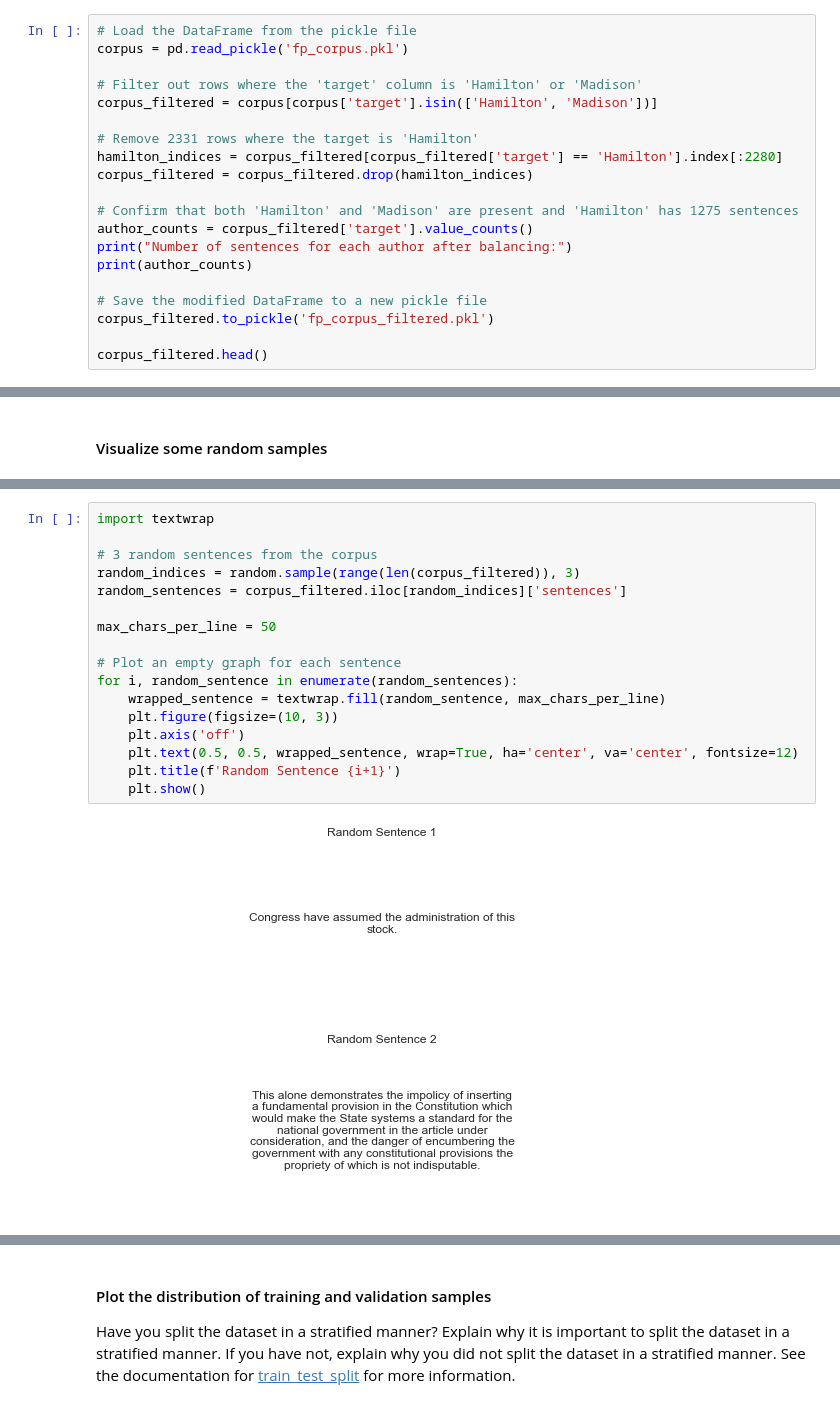
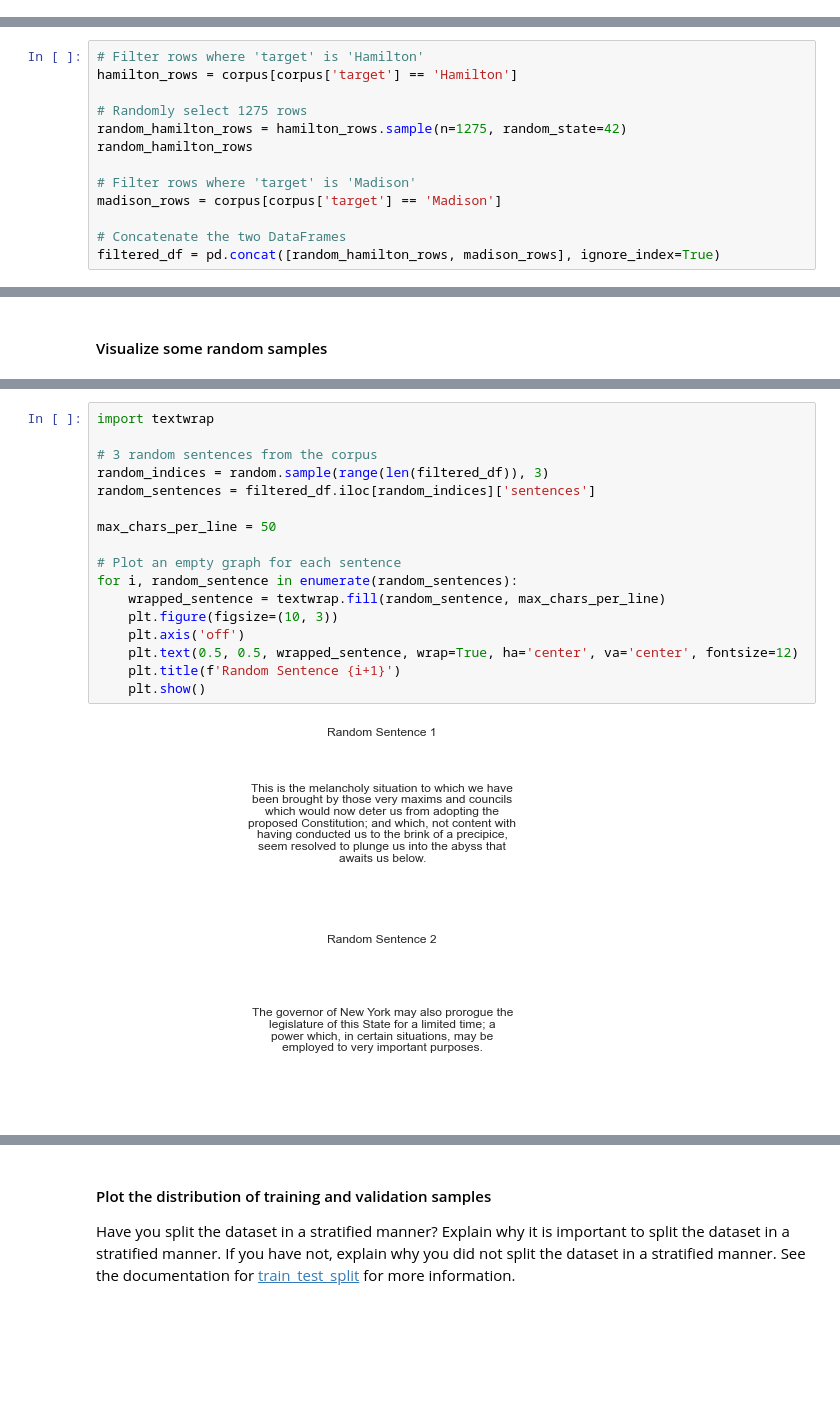
Before and after one commit to rija-masroor/DATA340_Project2, a Jupyter notebook: 02_Author_Prediction_RNN_Model.ipynb, the cells around one changed output, grey strips where cells are left out. Cells and saved outputs as stored; diff of their text form; blank space fills up the shorter version.

```diff
--- a/02_Author_Prediction_RNN_Model.ipynb
+++ b/02_Author_Prediction_RNN_Model.ipynb
@@ -226,20 +151,0 @@ Name: target, dtype: int64
-# %%
-# Load the DataFrame from the pickle file
-corpus = pd.read_pickle('fp_corpus.pkl')
-
-# Filter out rows where the 'target' column is 'Hamilton' or 'Madison'
-corpus_filtered = corpus[corpus['target'].isin(['Hamilton', 'Madison'])]
-
-# Remove 2331 rows where the target is 'Hamilton'
-hamilton_indices = corpus_filtered[corpus_filtered['target'] == 'Hamilton'].index[:2280]
-corpus_filtered = corpus_filtered.drop(hamilton_indices)
-
-# Confirm that both 'Hamilton' and 'Madison' are present and 'Hamilton' has 1275 sentences
-author_counts = corpus_filtered['target'].value_counts()
-print("Number of sentences for each author after balancing:")
-print(author_counts)
-
-# Save the modified DataFrame to a new pickle file
-corpus_filtered.to_pickle('fp_corpus_filtered.pkl')
-
-corpus_filtered.head()
@@ -274,3 +156,16 @@ single_Hamilton_Madison.head(10)
+# %%
+# Filter rows where 'target' is 'Hamilton'
+hamilton_rows = corpus[corpus['target'] == 'Hamilton']
+
+# Randomly select 1275 rows
+random_hamilton_rows = hamilton_rows.sample(n=1275, random_state=42)
+random_hamilton_rows
+
+# Filter rows where 'target' is 'Madison'
+madison_rows = corpus[corpus['target'] == 'Madison']
+
+# Concatenate the two DataFrames
+filtered_df = pd.concat([random_hamilton_rows, madison_rows], ignore_index=True)
 # %% [markdown]
 ### Plot the distribution of the number of papers written by each author.
 # %%
@@ -335,20 +230,20 @@ Author: Madison
 # %%
 import textwrap
 
 # 3 random sentences from the corpus
-random_indices = random.sample(range(len(corpus_filtered)), 3)
-random_sentences = corpus_filtered.iloc[random_indices]['sentences']
+random_indices = random.sample(range(len(filtered_df)), 3)
+random_sentences = filtered_df.iloc[random_indices]['sentences']
 
 max_chars_per_line = 50
 
 # Plot an empty graph for each sentence
 for i, random_sentence in enumerate(random_sentences):
     wrapped_sentence = textwrap.fill(random_sentence, max_chars_per_line)
     plt.figure(figsize=(10, 3))
     plt.axis('off')
     plt.text(0.5, 0.5, wrapped_sentence, wrap=True, ha='center', va='center', fontsize=12)
     plt.title(f'Random Sentence {i+1}')
     plt.show()
 # %% [output]
-[figure, old version]
+[figure, new version]
-[figure, old version]
+[figure, new version]
```
Also changed, not shown: parts of 19 cells of this notebook.
